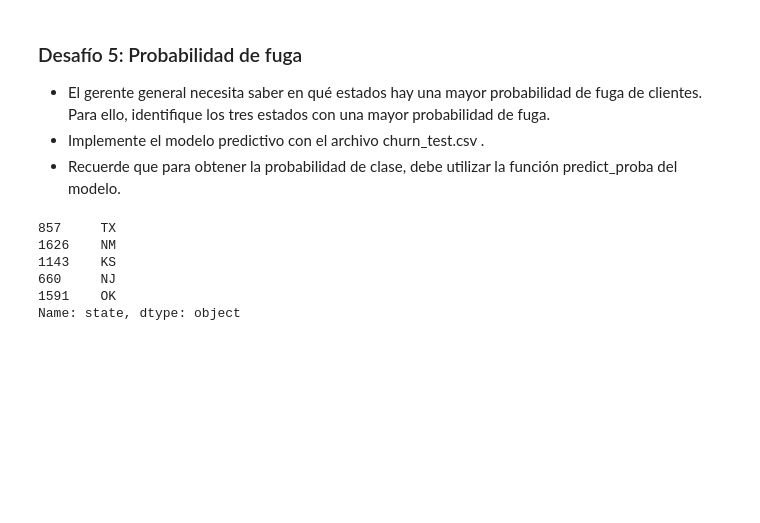
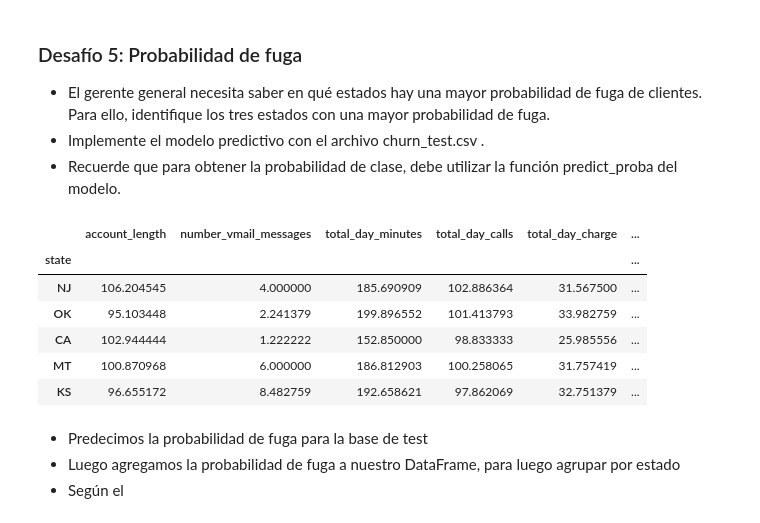
Before and after one commit to acgallar/ml-act9, a Jupyter notebook: andres-gallardo-act9.ipynb, the cells around one changed output. Saved outputs shown, nothing was run; the diff lists cells and outputs as text; code cells hidden in the pictures; blank space fills up the shorter version.

Commit message:
groupby

```diff
--- a/andres-gallardo-act9.ipynb
+++ b/andres-gallardo-act9.ipynb
@@ -159,12 +159,19 @@ Los atributos que más explican la fuga de clientes es:
 prob_fuga =model_gr.best_estimator_.predict_proba(X_test)
 # %%
 df_test['proba'] = pd.Series(prob_fuga[:, 1])
+# %%
+states_pr = df_test.groupby(by='state').mean()
 # %%
-df_test.sort_values(by='proba', ascending=False)['state'].head(5)
+states_pr.sort_values(by='proba', ascending=False).head(5)
 # %% [output]
-857     TX
-1626    NM
-1143    KS
-660     NJ
-1591    OK
-Name: state, dtype: object
+|  | account_length | number_vmail_messages | total_day_minutes | total_day_calls | total_day_charge | ... |
+| state |  |  |  |  |  | ... |
+| NJ | 106.204545 | 4.000000 | 185.690909 | 102.886364 | 31.567500 | ... |
+| OK | 95.103448 | 2.241379 | 199.896552 | 101.413793 | 33.982759 | ... |
+| CA | 102.944444 | 1.222222 | 152.850000 | 98.833333 | 25.985556 | ... |
+| MT | 100.870968 | 6.000000 | 186.812903 | 100.258065 | 31.757419 | ... |
+| KS | 96.655172 | 8.482759 | 192.658621 | 97.862069 | 32.751379 | ... |
+# %% [markdown]
+- Predecimos la probabilidad de fuga para la base de test
+- Luego agregamos la probabilidad de fuga a nuestro DataFrame, para luego agrupar por estado
+- Según el
```
Also changed, not shown: parts of 2 cells of this notebook.
